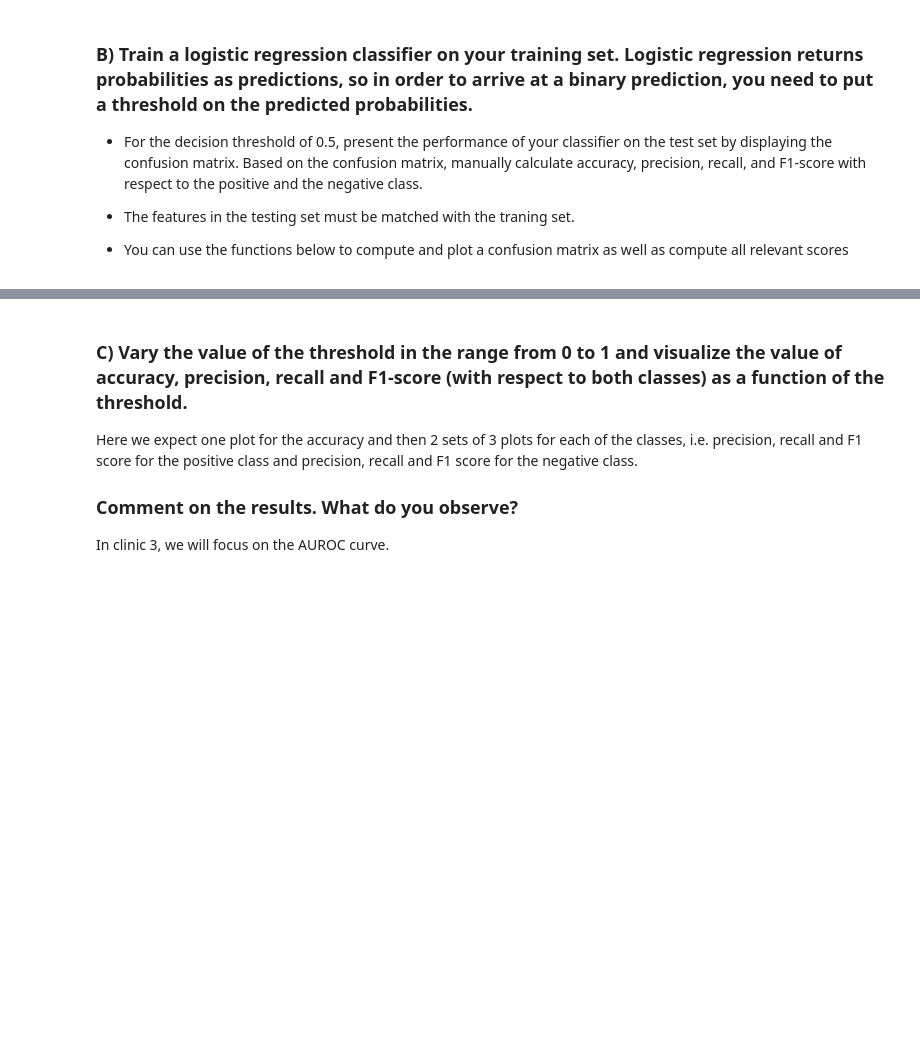
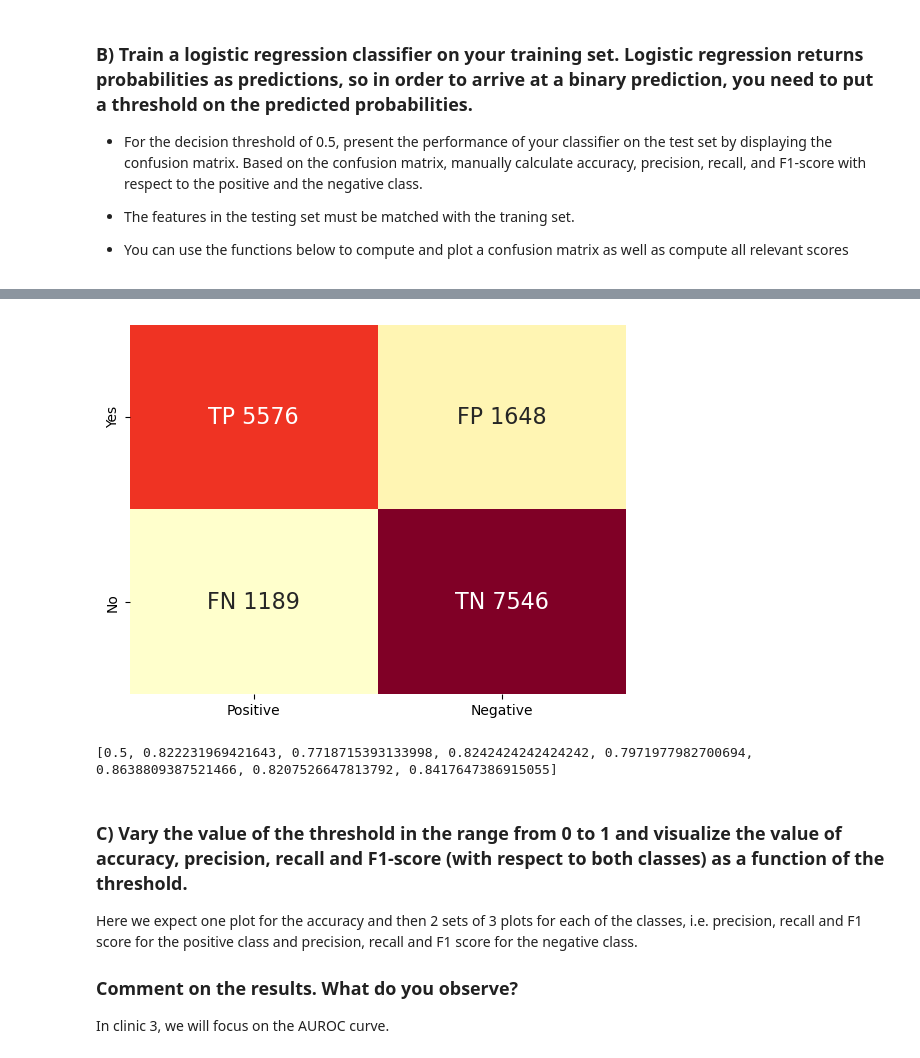
Before and after one commit to Ingridsm21/Data_Analysis, a Jupyter notebook: bootcamp5/bootcamp5.ipynb, the cells around one changed output, grey strips where cells are left out. Saved outputs shown, nothing was run; the diff lists cells and outputs as text; code cells hidden in the pictures; blank space fills up the shorter version.

```diff
--- a/bootcamp5/bootcamp5.ipynb
+++ b/bootcamp5/bootcamp5.ipynb
@@ -68,10 +77,19 @@ pd.get_dummies(original_data)
 # %% [markdown]
 The code below can used to split the data to training/testing. The `data_to_split` should be the clean dataframe from A)
 # %%
-data_to_split = ...
+data_to_split = data_encoded
 
 def split_set(data_to_split, ratio=0.8):
     mask = np.random.rand(len(data_to_split)) < ratio
     return [data_to_split[mask].reset_index(drop=True), data_to_split[~mask].reset_index(drop=True)]
 
 [train, test] = split_set(data_to_split)
+
+X_train, y_train = train.drop(columns=['outcome_type']), train['outcome_type']
+X_test, y_test = test.drop(columns=['outcome_type']), test['outcome_type']
+
+# Standardize features using training set statistics
+mean = X_train.mean()
+std = X_train.std()
+X_train = (X_train - mean) / std
+X_test = (X_test - mean) / std
@@ -126,3 +142,5 @@ def compute_all_score(confusion_matrix, t=0.5):
     return [t, accuracy, precision_positive, recall_positive, F1_score_positive, precision_negative, recall_negative, F1_score_negative]
 # %%
 #fit a cute logistic regression
+logistic_model = LogisticRegression()
+logistic_model.fit(X_train, y_train)
@@ -129,2 +149,4 @@ def compute_all_score(confusion_matrix, t=0.5):
 # %%
 #evaluate the predictions
+y_pred_proba = logistic_model.predict_proba(X_test)
+print(y_pred_proba)
@@ -133,3 +161,15 @@ def compute_all_score(confusion_matrix, t=0.5):
+# %%
+#show confusion matrix and scores
+conf_matrix = compute_confusion_matrix(y_test, y_pred_proba, decision_threshold=0.5)
+plot_confusion_matrix(conf_matrix)
+plt.show()
+
+metrics = compute_all_score(conf_matrix)
+
+print(metrics)
+# %% [output]
+[figure, added]
+[0.5, 0.822231969421643, 0.7718715393133998, 0.8242424242424242, 0.7971977982700694, 0.8638809387521466, 0.8207526647813792, 0.8417647386915055]
 # %% [markdown]
 ### C) Vary the value of the threshold in the range from 0 to 1 and visualize the value of accuracy, precision, recall  and F1-score (with respect to both classes) as a function of the threshold.
 
```
Also changed, not shown: parts of 11 cells of this notebook.
